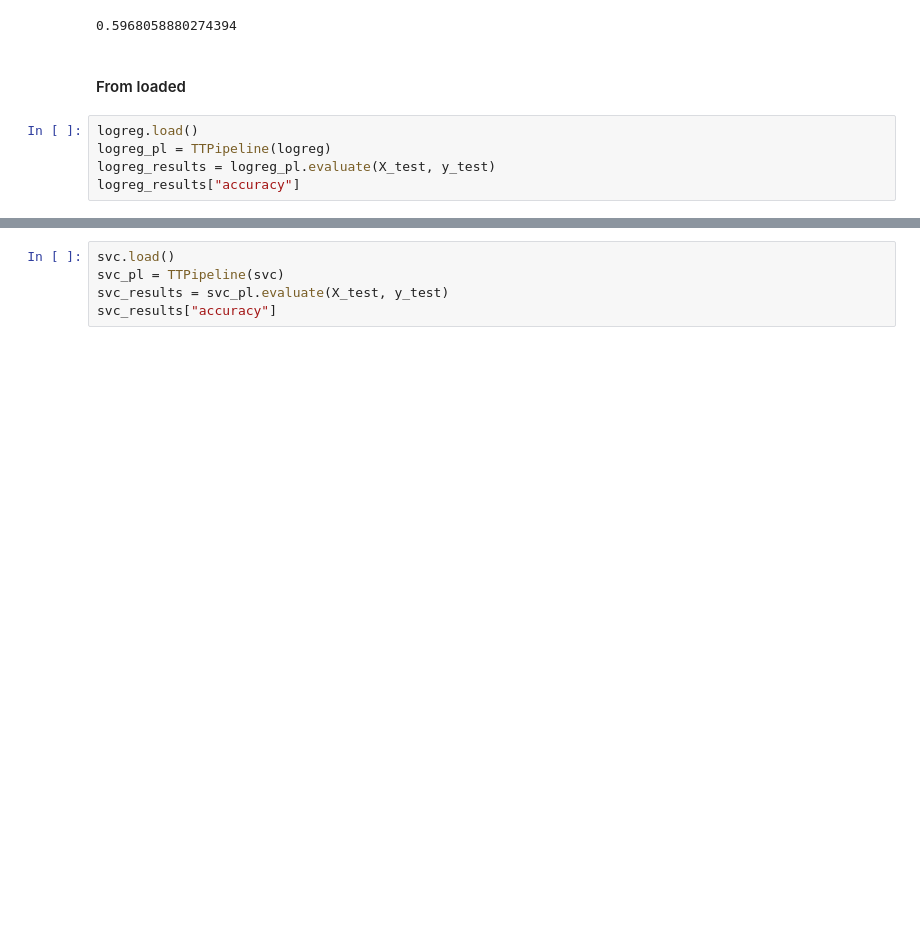
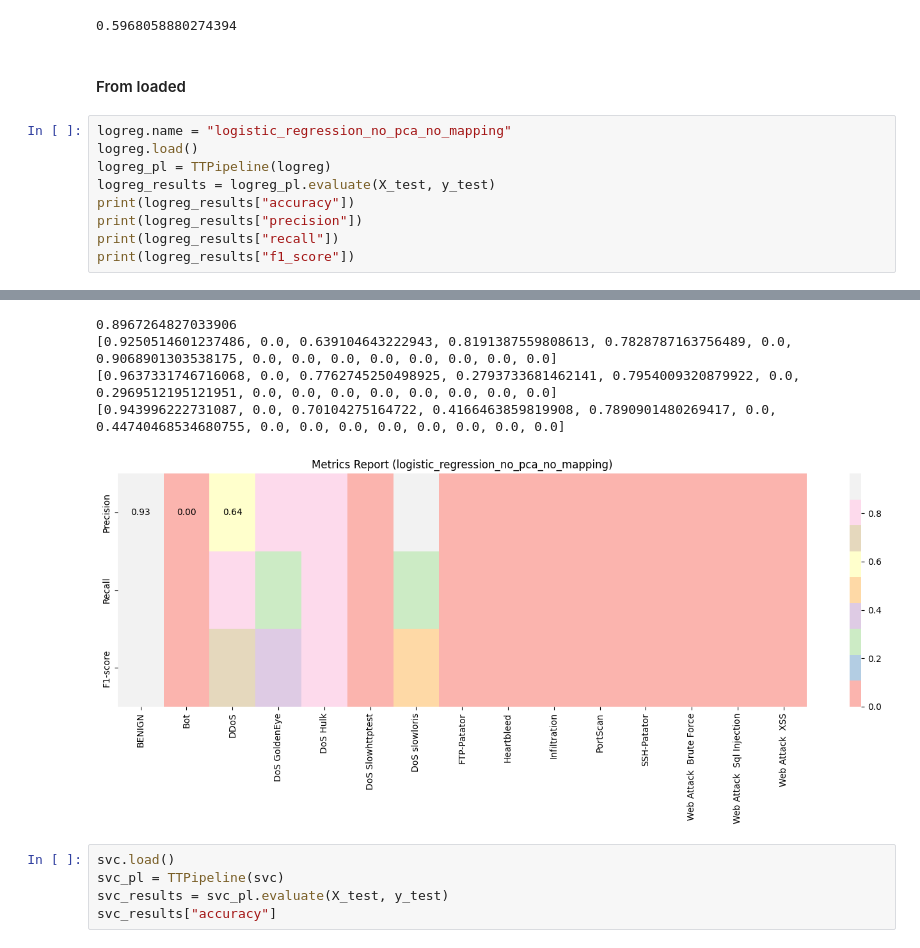
Before and after one commit to pablogarciaamolina/TFG, a Jupyter notebook: models_use_example.ipynb, the cells around one changed output, grey strips where cells are left out. Cells and saved outputs as stored; diff of their text form; blank space fills up the shorter version.

```diff
--- a/models_use_example.ipynb
+++ b/models_use_example.ipynb
@@ -299,7 +299,12 @@ tabpfn_results["accuracy"]
 # %% [markdown]
 #### From loaded
 # %%
+logreg.name = "logistic_regression_no_pca_no_mapping"
 logreg.load()
 logreg_pl = TTPipeline(logreg)
 logreg_results = logreg_pl.evaluate(X_test, y_test)
-logreg_results["accuracy"]
+print(logreg_results["accuracy"])
+print(logreg_results["precision"])
+print(logreg_results["recall"])
+print(logreg_results["f1_score"])
+# %% [output]
@@ -306,3 +312,8 @@ logreg_results["accuracy"]
+0.8967264827033906
+[0.9250514601237486, 0.0, 0.639104643222943, 0.8191387559808613, 0.7828787163756489, 0.0, 0.9068901303538175, 0.0, 0.0, 0.0, 0.0, 0.0, 0.0, 0.0, 0.0]
+[0.9637331746716068, 0.0, 0.7762745250498925, 0.2793733681462141, 0.7954009320879922, 0.0, 0.2969512195121951, 0.0, 0.0, 0.0, 0.0, 0.0, 0.0, 0.0, 0.0]
+[0.943996222731087, 0.0, 0.70104275164722, 0.4166463859819908, 0.7890901480269417, 0.0, 0.44740468534680755, 0.0, 0.0, 0.0, 0.0, 0.0, 0.0, 0.0, 0.0]
+[figure, added]
 # %%
 svc.load()
 svc_pl = TTPipeline(svc)
```
Also changed, not shown: parts of 12 cells of this notebook.
